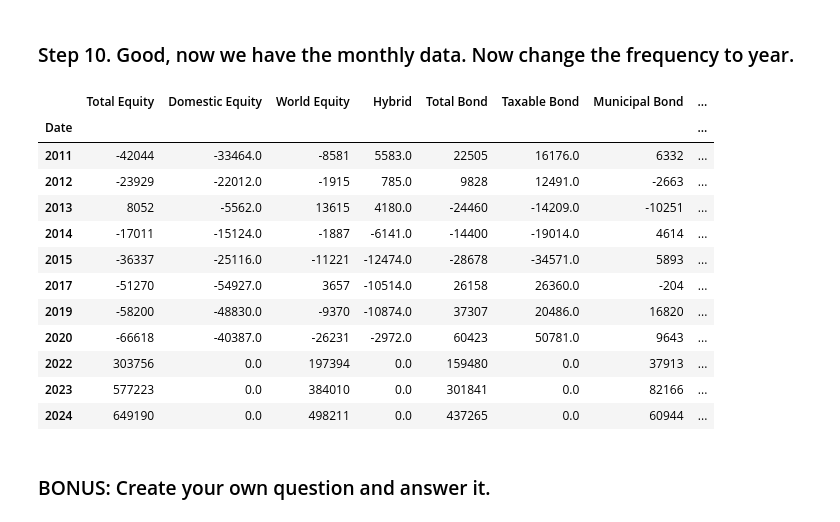
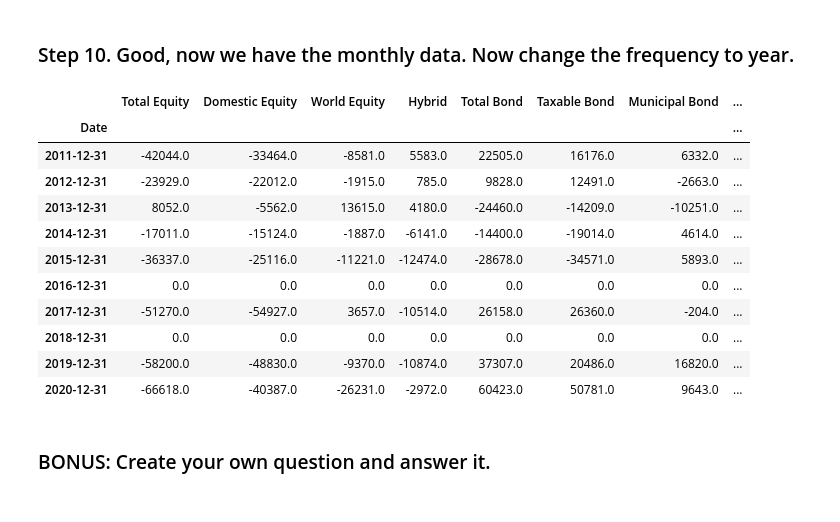
Before and after one commit to coretlwww/pandas_exercises, a Jupyter notebook: 09_Time_Series/Investor_Flow_of_Funds_US/Exercises.ipynb, the cells around one changed output. Saved outputs shown, nothing was run; the diff lists cells and outputs as text; code cells hidden in the pictures.

```diff
--- a/09_Time_Series/Investor_Flow_of_Funds_US/Exercises.ipynb
+++ b/09_Time_Series/Investor_Flow_of_Funds_US/Exercises.ipynb
@@ -120,20 +114,19 @@ monthly_fr.dropna()
 # %% [markdown]
 ### Step 10. Good, now we have the monthly data. Now change the frequency to year.
-# %%
-called.groupby(called.index.year).sum()
-# %% [output]
-|  | Total Equity | Domestic Equity | World Equity | Hybrid | Total Bond | Taxable Bond | Municipal Bond | ... |
-| Date |  |  |  |  |  |  |  | ... |
-| 2011 | -42044 | -33464.0 | -8581 | 5583.0 | 22505 | 16176.0 | 6332 | ... |
-| 2012 | -23929 | -22012.0 | -1915 | 785.0 | 9828 | 12491.0 | -2663 | ... |
-| 2013 | 8052 | -5562.0 | 13615 | 4180.0 | -24460 | -14209.0 | -10251 | ... |
-| 2014 | -17011 | -15124.0 | -1887 | -6141.0 | -14400 | -19014.0 | 4614 | ... |
-| 2015 | -36337 | -25116.0 | -11221 | -12474.0 | -28678 | -34571.0 | 5893 | ... |
-| 2017 | -51270 | -54927.0 | 3657 | -10514.0 | 26158 | 26360.0 | -204 | ... |
-| 2019 | -58200 | -48830.0 | -9370 | -10874.0 | 37307 | 20486.0 | 16820 | ... |
-| 2020 | -66618 | -40387.0 | -26231 | -2972.0 | 60423 | 50781.0 | 9643 | ... |
-| 2022 | 303756 | 0.0 | 197394 | 0.0 | 159480 | 0.0 | 37913 | ... |
-| 2023 | 577223 | 0.0 | 384010 | 0.0 | 301841 | 0.0 | 82166 | ... |
-| 2024 | 649190 | 0.0 | 498211 | 0.0 | 437265 | 0.0 | 60944 | ... |
+# %%
+monthly_cleaned.resample('YE').sum()
+# %% [output]
+|  | Total Equity | Domestic Equity | World Equity | Hybrid | Total Bond | Taxable Bond | Municipal Bond | ... |
+| Date |  |  |  |  |  |  |  | ... |
+| 2011-12-31 | -42044.0 | -33464.0 | -8581.0 | 5583.0 | 22505.0 | 16176.0 | 6332.0 | ... |
+| 2012-12-31 | -23929.0 | -22012.0 | -1915.0 | 785.0 | 9828.0 | 12491.0 | -2663.0 | ... |
+| 2013-12-31 | 8052.0 | -5562.0 | 13615.0 | 4180.0 | -24460.0 | -14209.0 | -10251.0 | ... |
+| 2014-12-31 | -17011.0 | -15124.0 | -1887.0 | -6141.0 | -14400.0 | -19014.0 | 4614.0 | ... |
+| 2015-12-31 | -36337.0 | -25116.0 | -11221.0 | -12474.0 | -28678.0 | -34571.0 | 5893.0 | ... |
+| 2016-12-31 | 0.0 | 0.0 | 0.0 | 0.0 | 0.0 | 0.0 | 0.0 | ... |
+| 2017-12-31 | -51270.0 | -54927.0 | 3657.0 | -10514.0 | 26158.0 | 26360.0 | -204.0 | ... |
+| 2018-12-31 | 0.0 | 0.0 | 0.0 | 0.0 | 0.0 | 0.0 | 0.0 | ... |
+| 2019-12-31 | -58200.0 | -48830.0 | -9370.0 | -10874.0 | 37307.0 | 20486.0 | 16820.0 | ... |
+| 2020-12-31 | -66618.0 | -40387.0 | -26231.0 | -2972.0 | 60423.0 | 50781.0 | 9643.0 | ... |
 # %% [markdown]
 ### BONUS: Create your own question and answer it.
```
Also changed, not shown: parts of 5 cells of this notebook, 1 other file.
